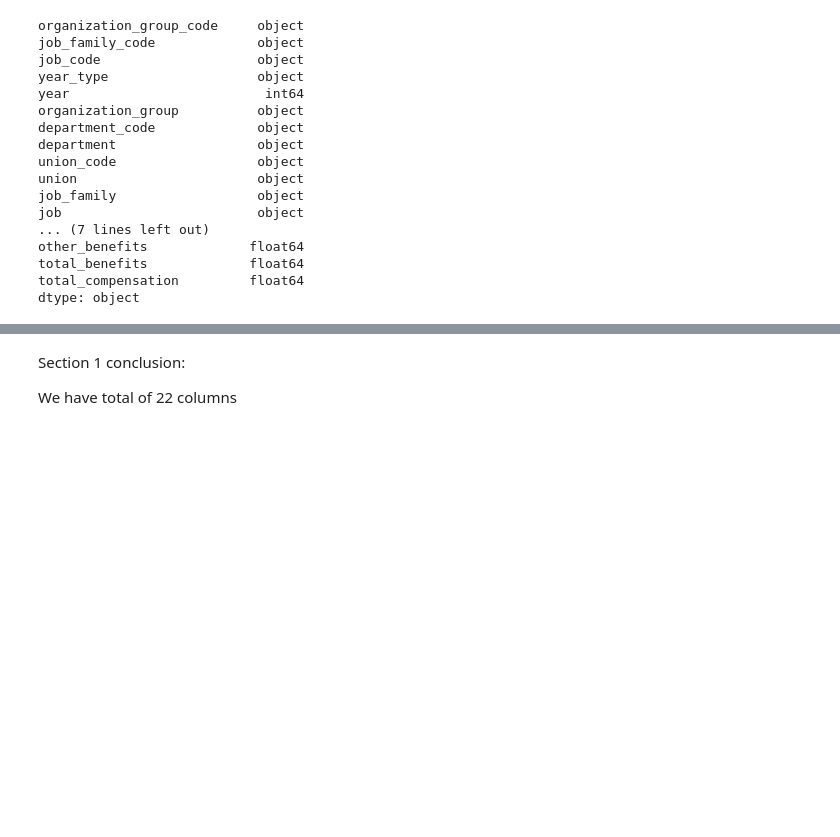
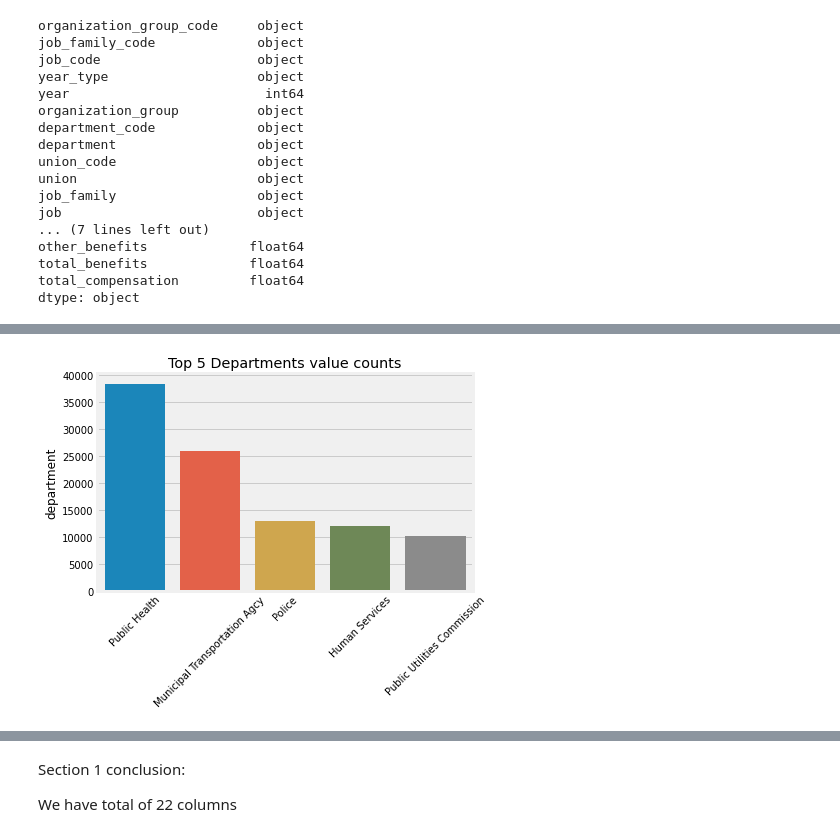
Before and after one commit to susiexia/SF_Employee_Comp_Dash, a Jupyter notebook: sf_comp_jupyter_analytics.ipynb, the cells around one changed output, grey strips where cells are left out. Drawn from its saved outputs; the diff is of its cells as text; code cells hidden in the pictures; blank space fills up the shorter version.

```diff
--- a/sf_comp_jupyter_analytics.ipynb
+++ b/sf_comp_jupyter_analytics.ipynb
@@ -215,0 +252,7 @@ dtype: float64
+# %%
+sns.barplot(x=df.department.value_counts()[:5].index, y=df.department.value_counts()[:5])
+plt.xticks(rotation=45)
+plt.title('Top 5 Departments value counts')
+plt.show()
+# %% [output]
+[figure, added]
```
Also changed, not shown: parts of 19 cells of this notebook, 1 other file.
